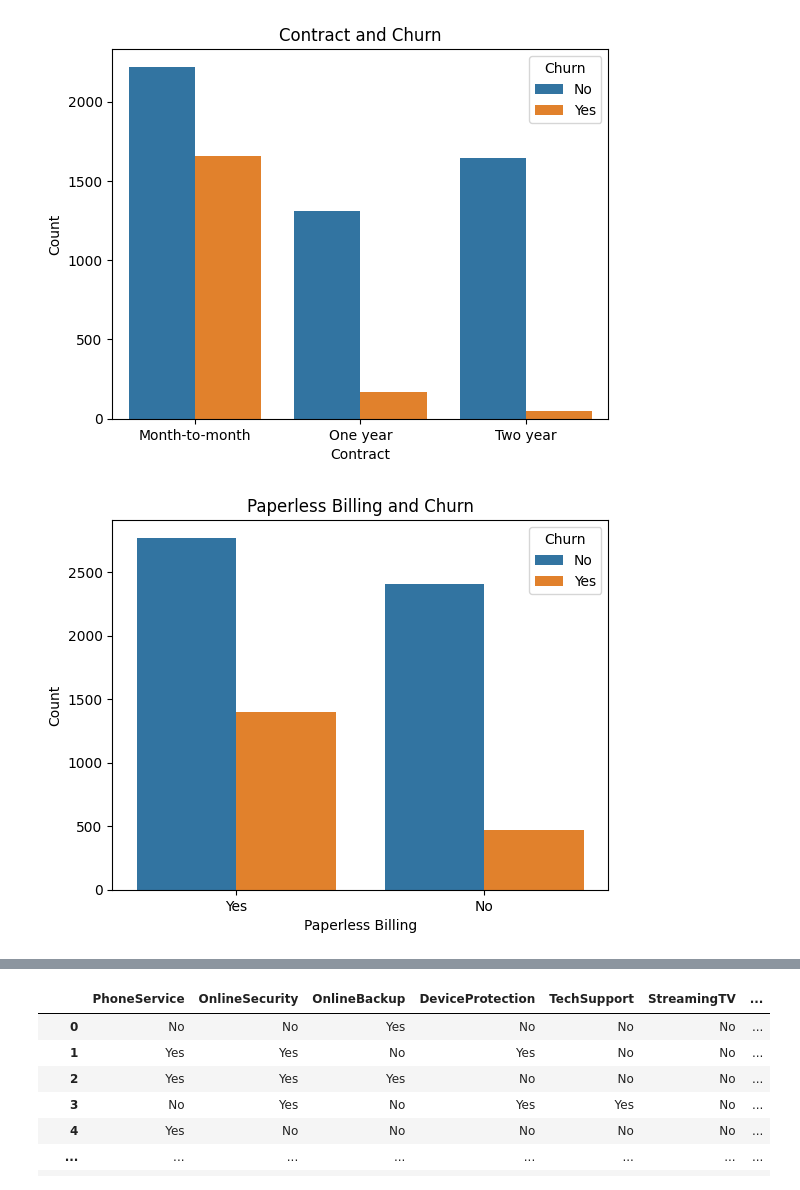
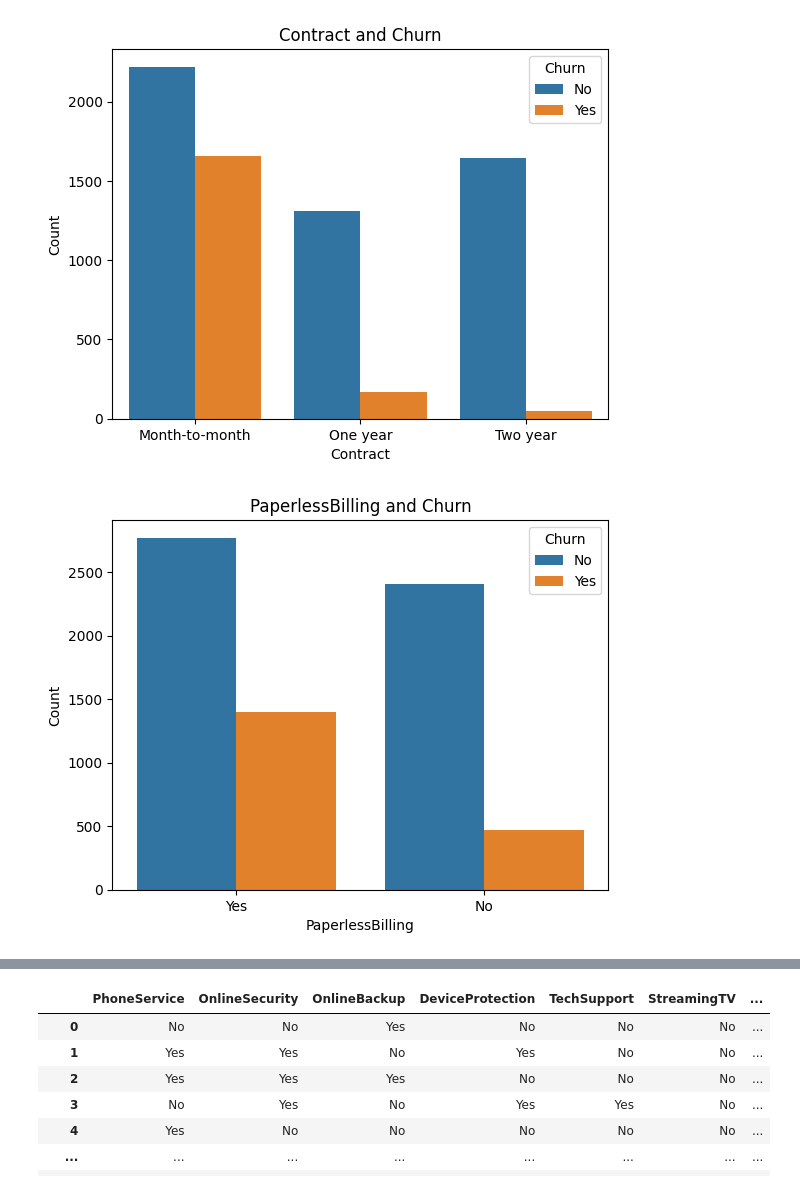
Before and after one commit to yushi2006/Telco-Churn-Broadcasting, a Jupyter notebook: notebooks/EDA.ipynb, the cells around one changed output, grey strips where cells are left out. Saved outputs shown, nothing was run; the diff lists cells and outputs as text; code cells hidden in the pictures.

```diff
--- a/notebooks/EDA.ipynb
+++ b/notebooks/EDA.ipynb
@@ -158,11 +120,6 @@ plt.show()
 # %%
 # So we found out that it's related pretty much.
 # let's see the relation between the PaperlessBilling and churn.
-sns.countplot(data=df, x="PaperlessBilling", hue="Churn")
-plt.xlabel("Paperless Billing")
-plt.ylabel("Count")
-plt.title("Paperless Billing and Churn")
-plt.savefig("../figures/billing_churn.png")
-plt.show()
+draw_count_plot_to_churn(df, "PaperlessBilling", "../figures/billing_churn.png")
 # %% [output]
-[figure, old version]
+[figure, new version]
```
Also changed, not shown: parts of 25 cells of this notebook, 10 other files.
